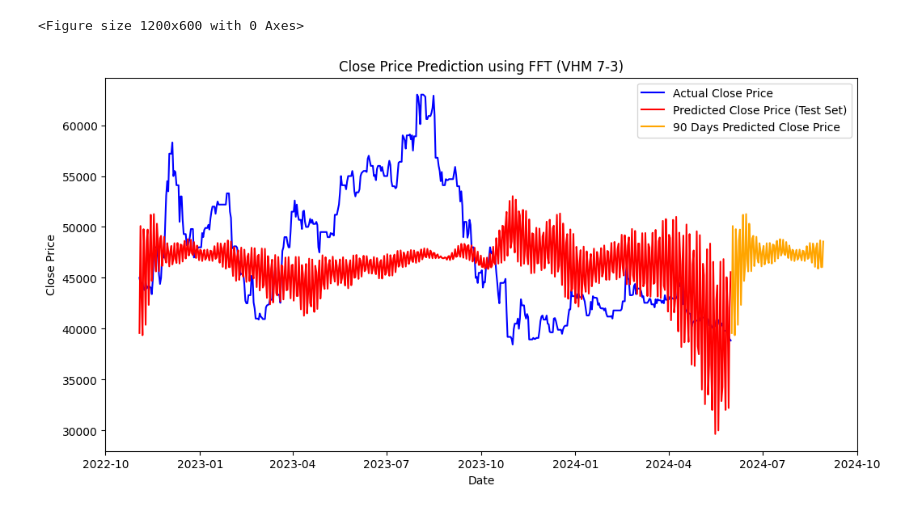
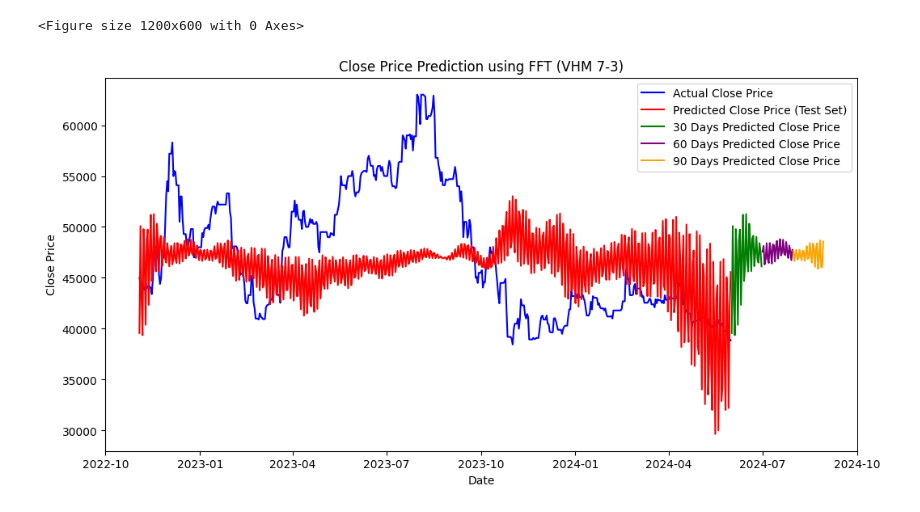
Before and after one commit to cngpc43/IS403.O21.HTCL, a Jupyter notebook: Models/FFT/FFT_VHM(7-3).ipynb, the cells around one changed output. Cells and saved outputs as stored; diff of their text form; code cells hidden in the pictures.

```diff
--- a/Models/FFT/FFT_VHM(7-3).ipynb
+++ b/Models/FFT/FFT_VHM(7-3).ipynb
@@ -207,30 +207,38 @@ MAPE: 11.466165803039605%
 # %%
 # Predict next 90 days since the last time of data
 num_predict_future = 90
 
 predicted_future_prices = fft_predict(data, num_predict_future, significant_freqs, close_prices_fft)
 # Smooth the predicted future prices
 smoothed_future_prices = smooth_signal(predicted_future_prices)
 start_date = data['Date'].iloc[-1] + pd.Timedelta(days=1)
 future_dates = pd.date_range(start=start_date, periods=num_predict_future)
 
 # Plot test set, test set forecast, and 90 days forecast
 plt.figure(figsize=(12, 6))
 split_index = len(train_data)
 test_dates = data['Date'][split_index:]
 # Plot the actual test data
 plt.plot(test_dates, test_data['Close'], label='Actual Close Price', color='blue')
 
 # Plot the predicted test data
 plt.plot(test_dates, test_predictions, label='Predicted Close Price (Test Set)', color='red')
 
 # Plot the 90 days future predictions
-plt.plot(future_dates, predicted_future_prices, label='90 Days Predicted Close Price', color='orange')
+# plt.plot(future_dates, predicted_future_prices, label='90 Days Predicted Close Price', color='orange')
+# Plot the 30 days future predictions
+plt.plot(future_dates[:30], predicted_future_prices[:30], label='30 Days Predicted Close Price', color='green')
+
+# Plot the 31-60 days future predictions
+plt.plot(future_dates[30:60], predicted_future_prices[30:60], label='60 Days Predicted Close Price', color='purple')
+
+# Plot the 61-90 days future predictions
+plt.plot(future_dates[60:], predicted_future_prices[60:], label='90 Days Predicted Close Price', color='orange')
 
 plt.title('Close Price Prediction using FFT (VHM 7-3)')
 plt.xlabel('Date')
 plt.ylabel('Close Price')
 plt.legend()
 plt.show()
 # %% [output]
-[figure, old version]
+[figure, new version]
```
